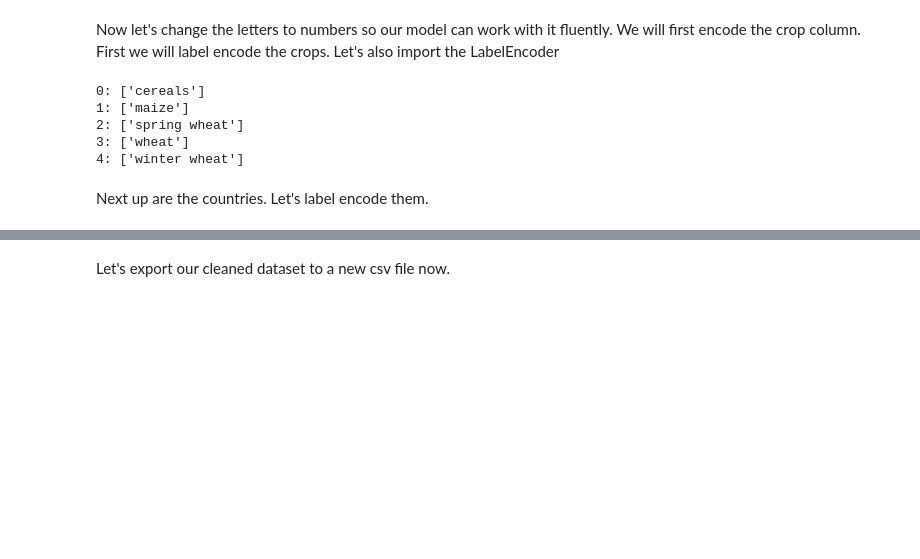
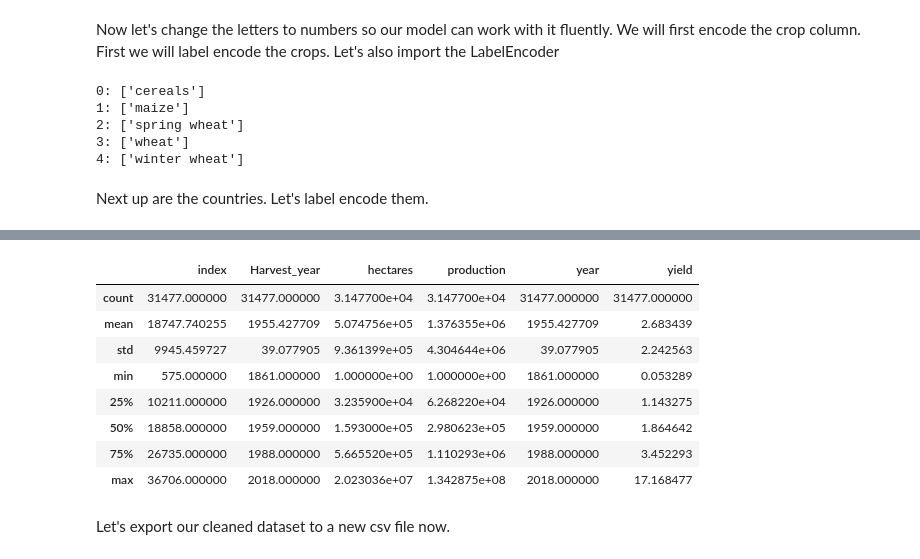
Before and after one commit to arthurbirate/DataNexa_Cloud_AI, a Jupyter notebook: 1. Data exploration/1.2 Crop cleaning.ipynb, the cells around one changed output, grey strips where cells are left out. Saved outputs shown, nothing was run; the diff lists cells and outputs as text; code cells hidden in the pictures; blank space fills up the shorter version.

```diff
--- a/1. Data exploration/1.2 Crop cleaning.ipynb
+++ b/1. Data exploration/1.2 Crop cleaning.ipynb
@@ -202,0 +163,2 @@ for encoding in unique_encodings:
+# %%
+new_data_crop = crop_data.dropna()
@@ -203,3 +178,15 @@ for encoding in unique_encodings:
+# %%
+new_data_crop.describe()
+# %% [output]
+|  | index | Harvest_year | hectares | production | year | yield |
+| count | 31477.000000 | 31477.000000 | 3.147700e+04 | 3.147700e+04 | 31477.000000 | 31477.000000 |
+| mean | 18747.740255 | 1955.427709 | 5.074756e+05 | 1.376355e+06 | 1955.427709 | 2.683439 |
+| std | 9945.459727 | 39.077905 | 9.361399e+05 | 4.304644e+06 | 39.077905 | 2.242563 |
+| min | 575.000000 | 1861.000000 | 1.000000e+00 | 1.000000e+00 | 1861.000000 | 0.053289 |
+| 25% | 10211.000000 | 1926.000000 | 3.235900e+04 | 6.268220e+04 | 1926.000000 | 1.143275 |
+| 50% | 18858.000000 | 1959.000000 | 1.593000e+05 | 2.980623e+05 | 1959.000000 | 1.864642 |
+| 75% | 26735.000000 | 1988.000000 | 5.665520e+05 | 1.110293e+06 | 1988.000000 | 3.452293 |
+| max | 36706.000000 | 2018.000000 | 2.023036e+07 | 1.342875e+08 | 2018.000000 | 17.168477 |
 # %% [markdown]
 Let's export our cleaned dataset to a new csv file now.
 # %%
```
Also changed, not shown: parts of 19 cells of this notebook, 5 other files.
